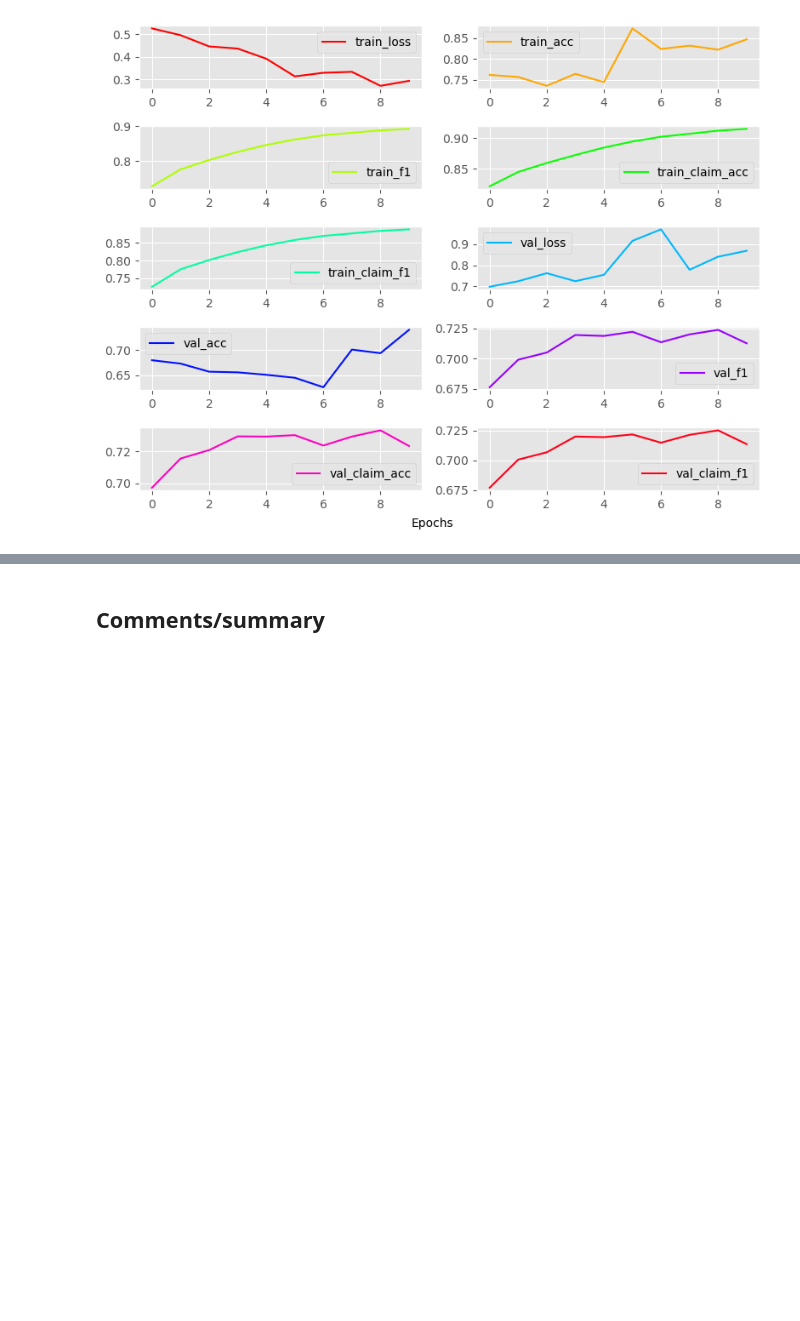
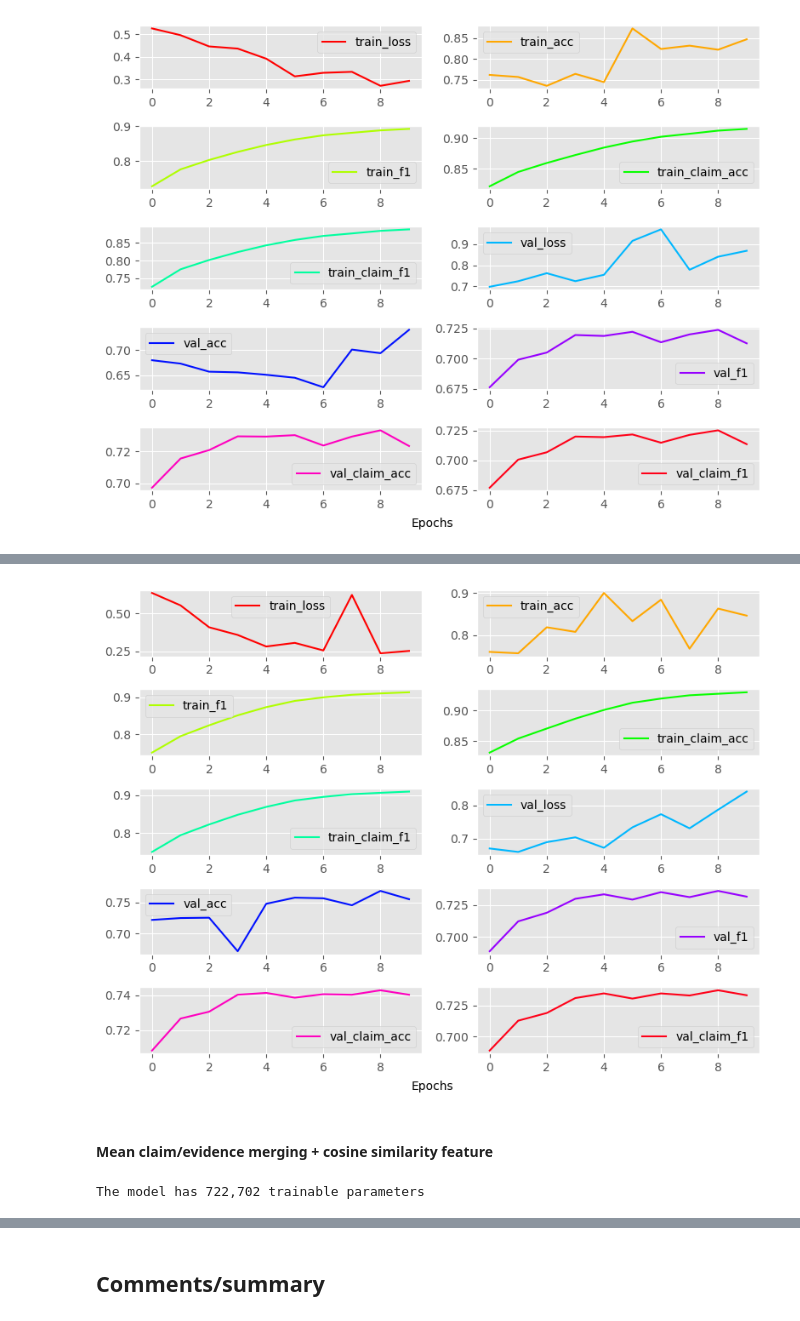
Before and after one commit to Wadaboa/nlp-assignments, a Jupyter notebook: fact_checking.ipynb, the cells around one changed output, grey strips where cells are left out. Drawn from its saved outputs; the diff is of its cells as text; code cells hidden in the pictures; blank space fills up the shorter version.

```diff
--- a/fact_checking.ipynb
+++ b/fact_checking.ipynb
@@ -1095,0 +1162,13 @@ plot_history(rnn_out_avg_mean_model_history, nrows=5, ncols=2)
+# %%
+rnn_out_avg_cat_model = FactCheckingModel(
+    EMBEDDING_DIMENSION,
+    MAX_TOKENS,
+    num_recurrent_layers=1,
+    lr=LEARNING_RATE,
+    padding_index=vocabulary.from_string[PADDING_TOKEN],
+    sentence_strategy="rnn_out_avg",
+    merging_strategy="cat",
+)
+print(
+    f"The model has {rnn_out_avg_cat_model.count_parameters():,} trainable parameters"
+)
@@ -1095,0 +1177,4 @@ plot_history(rnn_out_avg_mean_model_history, nrows=5, ncols=2)
+# %%
+rnn_out_avg_cat_model_history = actual_train_eval(
+    rnn_out_avg_cat_model, "rnn_out_avg_cat_model",
+)
@@ -1095,0 +1183,20 @@ plot_history(rnn_out_avg_mean_model_history, nrows=5, ncols=2)
+# %%
+plot_history(rnn_out_avg_cat_model_history, nrows=5, ncols=2)
+# %% [output]
+[figure, added]
+# %% [markdown]
+#### Mean claim/evidence merging + cosine similarity feature
+# %%
+rnn_out_avg_mean_sim_model = FactCheckingModel(
+    EMBEDDING_DIMENSION,
+    MAX_TOKENS,
+    num_recurrent_layers=1,
+    lr=LEARNING_RATE,
+    padding_index=vocabulary.from_string[PADDING_TOKEN],
+    sentence_strategy="rnn_out_avg",
+    merging_strategy="mean",
+    cosine_similarity=True
+)
+print(f"The model has {rnn_out_avg_mean_sim_model.count_parameters():,} trainable parameters")
+# %% [output]
+The model has 722,702 trainable parameters
```
Also changed, not shown: parts of 29 cells of this notebook, 4 other files.
